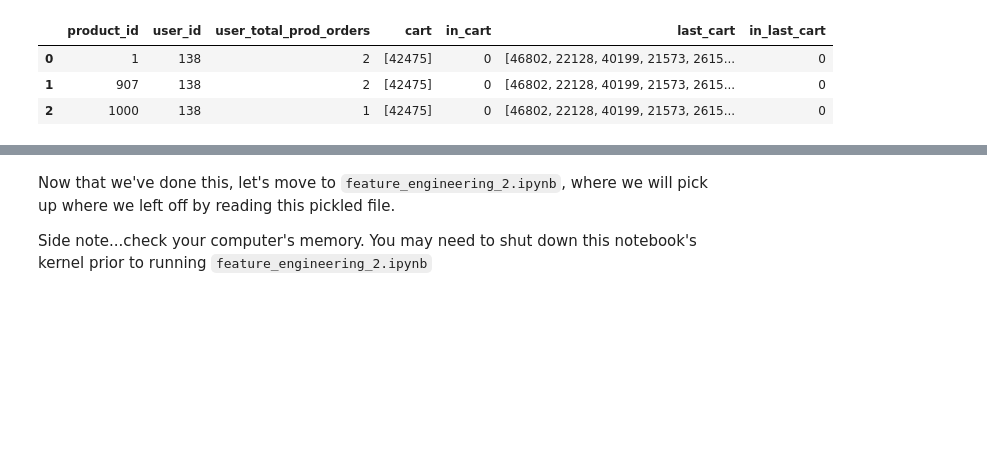
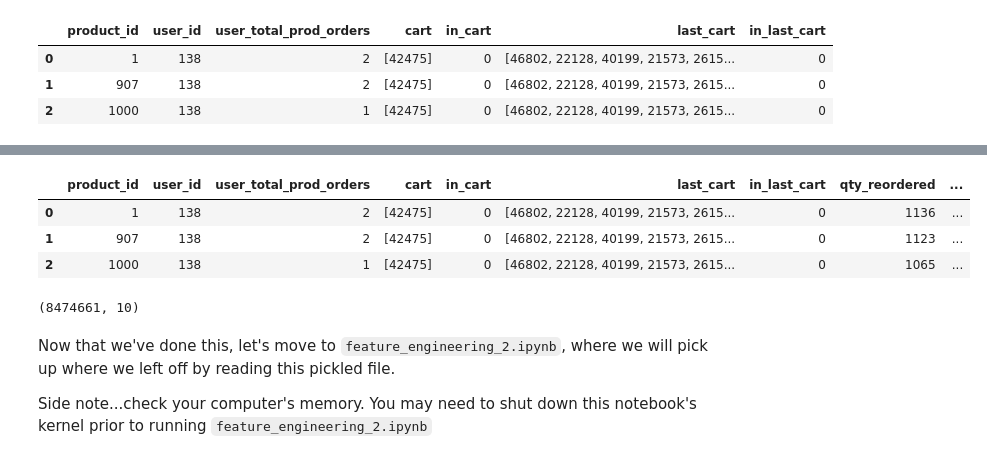
Before and after one commit to edubu2/metis-project3, a Jupyter notebook: code/feature_engineering_1.ipynb, the cells around one changed output, grey strips where cells are left out. Cells and saved outputs as stored; diff of their text form; code cells hidden in the pictures; blank space fills up the shorter version.

```diff
--- a/code/feature_engineering_1.ipynb
+++ b/code/feature_engineering_1.ipynb
@@ -139,7 +143,8 @@ df_prior.head(3)
 **`X` will contain all of the features we'll use for our modeling.**
 # %%
 train_user_ids = df_train['user_id'].unique()
-X = user_prod_counts[user_prod_counts['user_id'].isin(train_user_ids)]
+mask = user_prod_counts['user_id'].isin(train_user_ids)
+X = user_prod_counts[mask]
 X.head(3)
 # %% [output]
 |  | product_id | user_id | user_total_prod_orders |
@@ -254,2 +284,14 @@ X.head(3)
+# %%
+X = X.merge(reord_pcts, how='left', on='product_id')
+X.head(3)
+# %% [output]
+|  | product_id | user_id | user_total_prod_orders | cart | in_cart | last_cart | in_last_cart | qty_reordered | ... |
+| 0 | 1 | 138 | 2 | [42475] | 0 | [46802, 22128, 40199, 21573, 2615... | 0 | 1136 | ... |
+| 1 | 907 | 138 | 2 | [42475] | 0 | [46802, 22128, 40199, 21573, 2615... | 0 | 1123 | ... |
+| 2 | 1000 | 138 | 1 | [42475] | 0 | [46802, 22128, 40199, 21573, 2615... | 0 | 1065 | ... |
+# %%
+X.shape
+# %% [output]
+(8474661, 10)
 # %%
 # pickle all DFs for ease of use later
```
Also changed, not shown: parts of 4 cells of this notebook.
